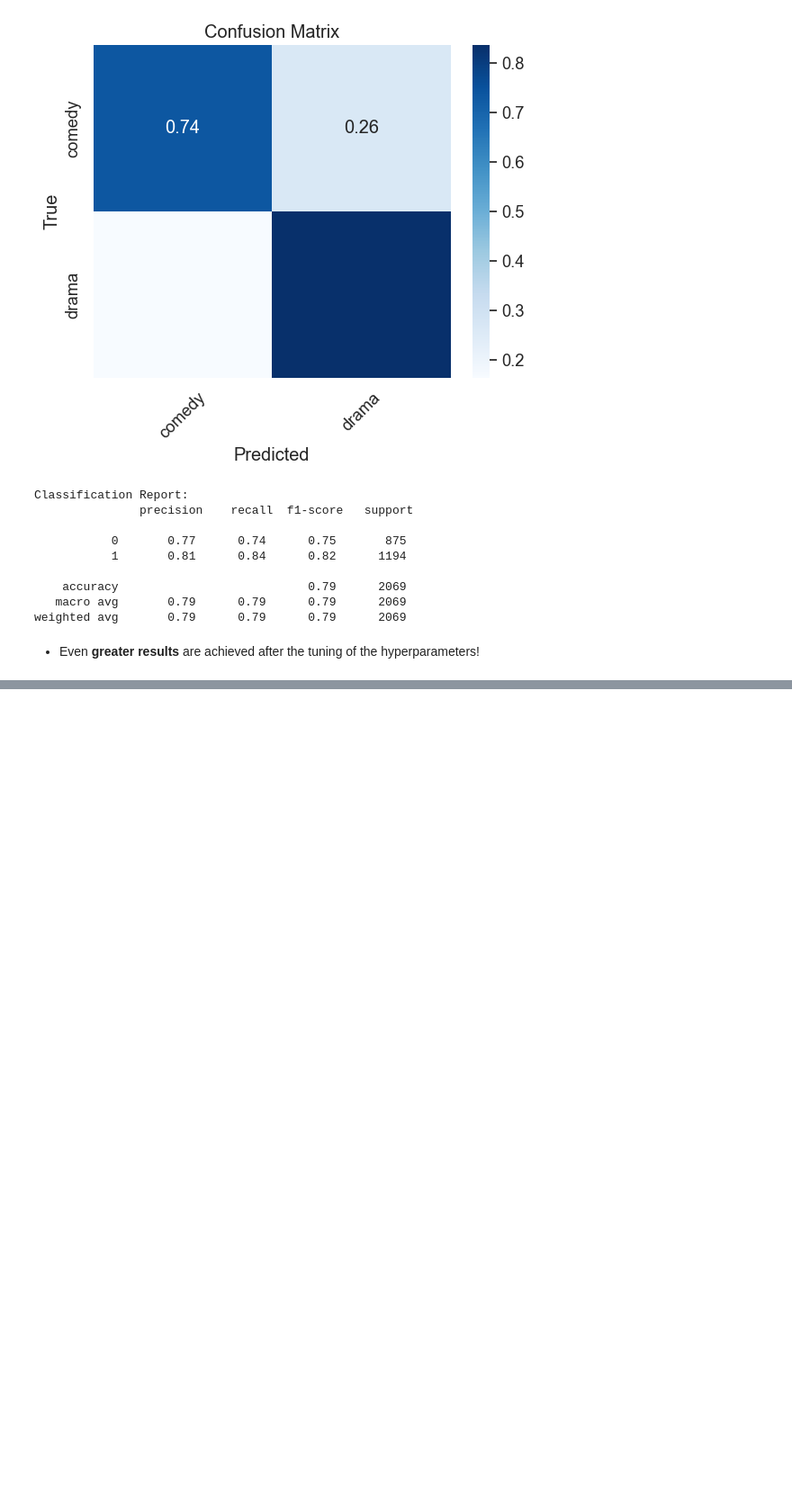
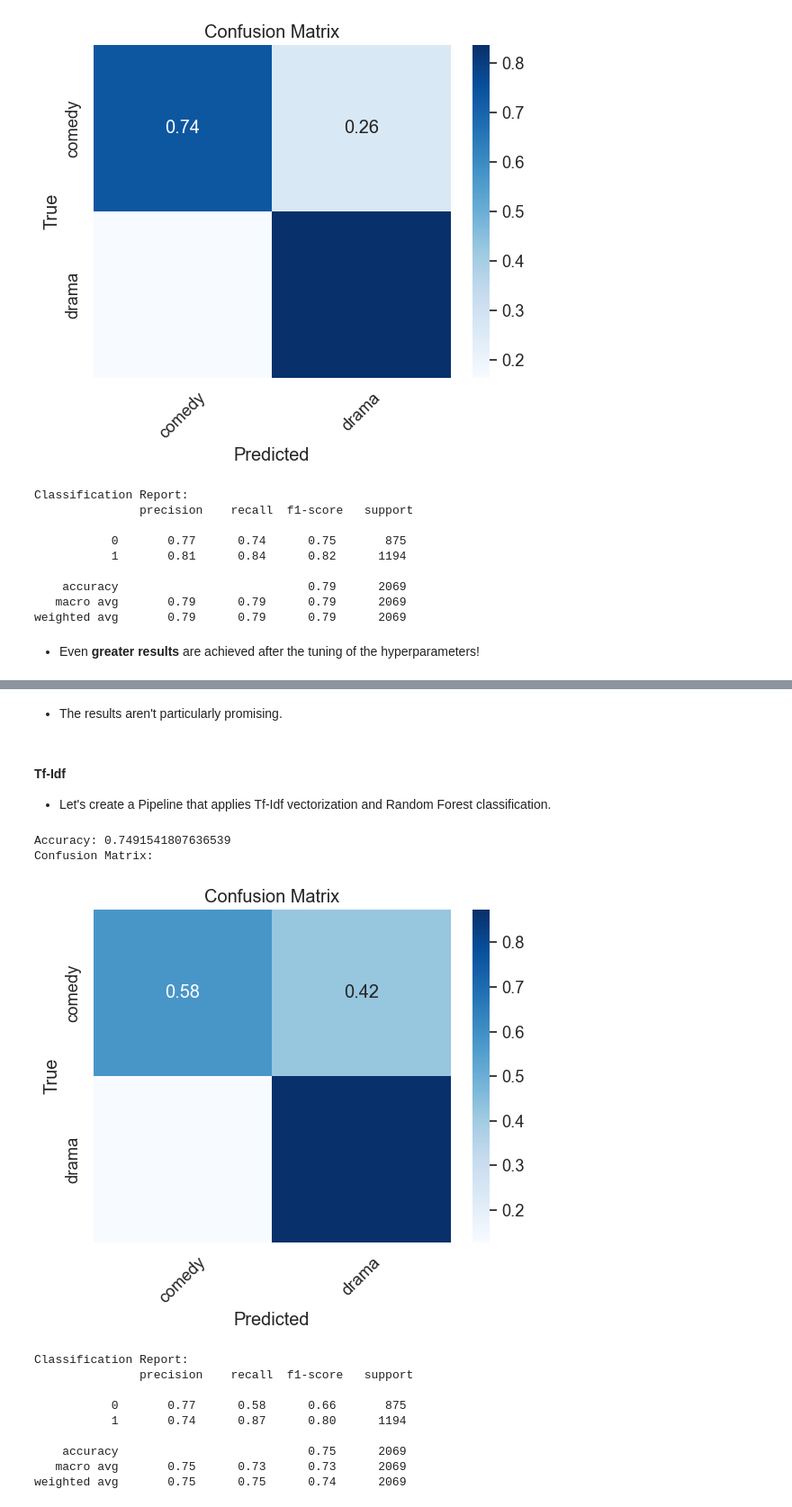
Before and after one commit to giorgossideris/movie_plots_nlp, a Jupyter notebook: genre_classification.ipynb, the cells around one changed output, grey strips where cells are left out. Shown: that part at 90% size. Drawn from its saved outputs; the diff is of its cells as text; code cells hidden in the pictures; blank space fills up the shorter version.

```diff
--- a/genre_classification.ipynb
+++ b/genre_classification.ipynb
@@ -717,0 +751,21 @@ weighted avg       0.79      0.79      0.79      2069
+# %% [markdown]
+* The results aren't particularly promising.
+# %% [markdown]
+#### Tf-Idf
+* Let's create a Pipeline that applies Tf-Idf vectorization and Random Forest classification.
+# %%
+tf_idf_rf_classifier = perform_simple_text_classification(tf_idf_vectorizer, RandomForestClassifier(), resampled_cleaned_X_train,
+                                                       cleaned_X_test,  resampled_y_train, y_test)
+# %% [output]
+Accuracy: 0.7491541807636539
+Confusion Matrix:
+[figure, added]
+Classification Report:
+               precision    recall  f1-score   support
+
+           0       0.77      0.58      0.66       875
+           1       0.74      0.87      0.80      1194
+
+    accuracy                           0.75      2069
+   macro avg       0.75      0.73      0.73      2069
+weighted avg       0.75      0.75      0.74      2069
```
Also changed, not shown: parts of 11 cells of this notebook.
